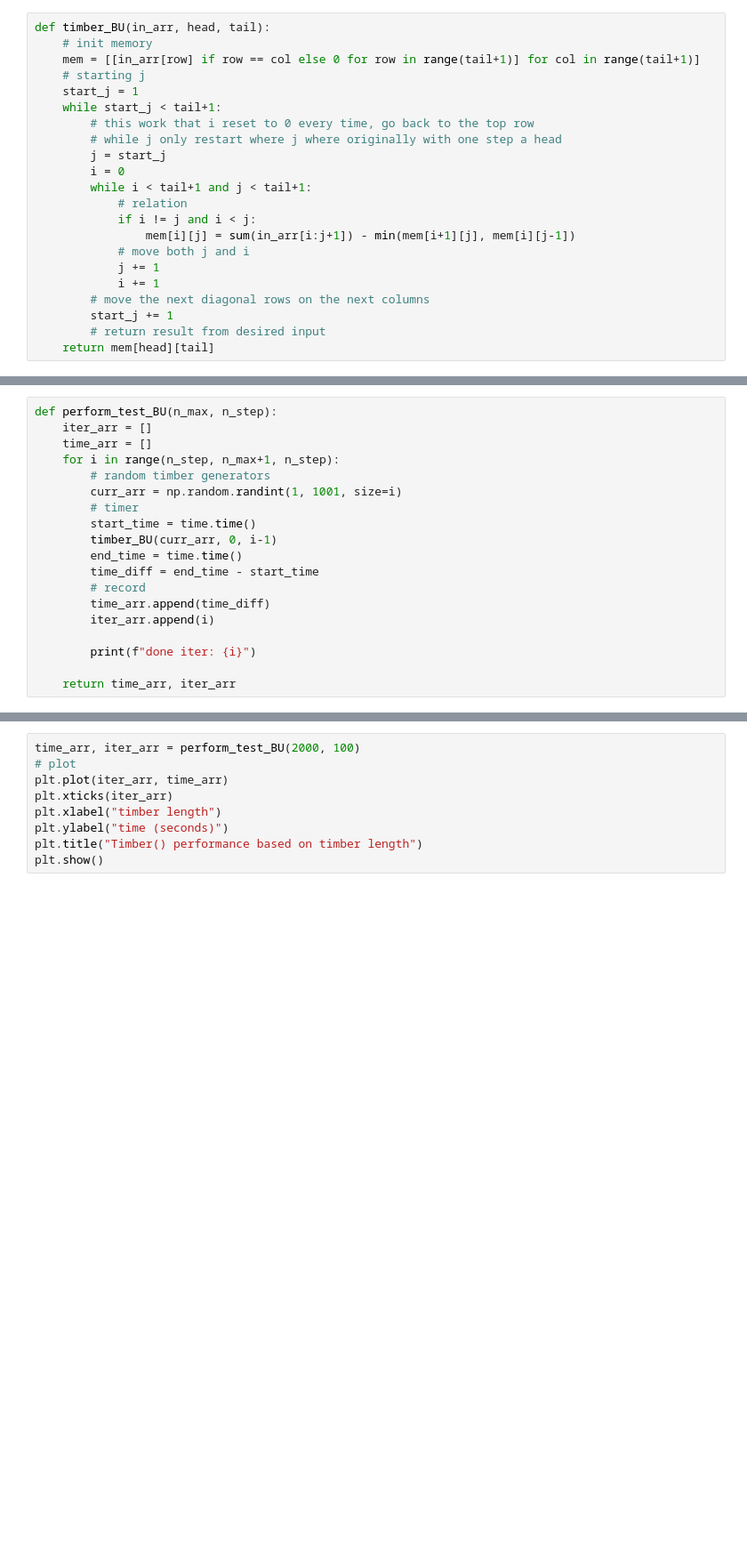
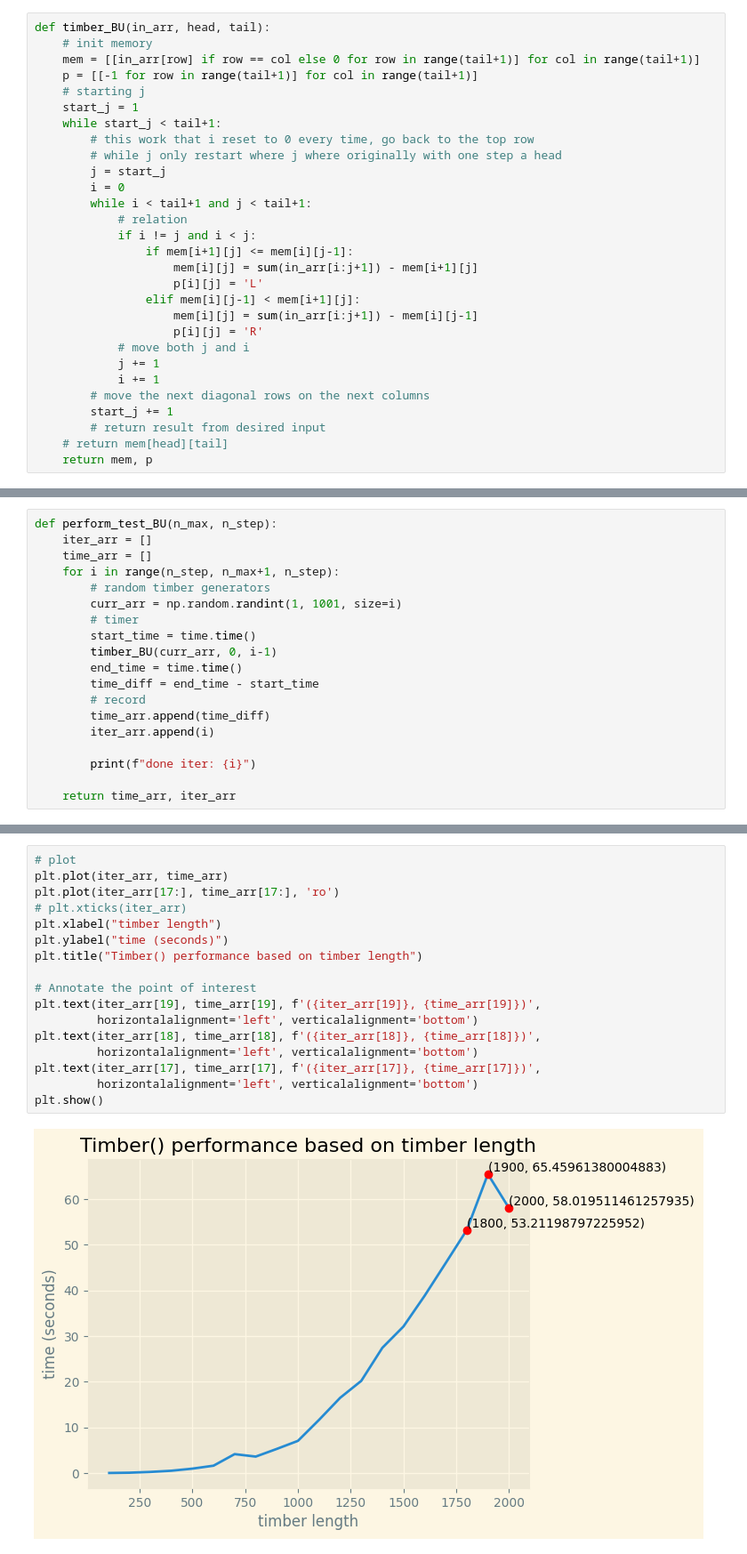
Before and after one commit to BA2183/CSCI_406_Timber_Problem, a Jupyter notebook: timber.ipynb, the cells around one changed output, grey strips where cells are left out. Shown at 89% size. Cells and saved outputs as stored; diff of their text form; blank space fills up the shorter version.

```diff
--- a/timber.ipynb
+++ b/timber.ipynb
@@ -13,6 +19,7 @@ def timber(in_arr, head, tail):
 def timber_BU(in_arr, head, tail):
     # init memory
     mem = [[in_arr[row] if row == col else 0 for row in range(tail+1)] for col in range(tail+1)]
+    p = [[-1 for row in range(tail+1)] for col in range(tail+1)]
     # starting j
     start_j = 1
     while start_j < tail+1:
@@ -23,11 +30,17 @@ def timber_BU(in_arr, head, tail):
         while i < tail+1 and j < tail+1:
             # relation
             if i != j and i < j:
-                mem[i][j] = sum(in_arr[i:j+1]) - min(mem[i+1][j], mem[i][j-1])
+                if mem[i+1][j] <= mem[i][j-1]:
+                    mem[i][j] = sum(in_arr[i:j+1]) - mem[i+1][j]
+                    p[i][j] = 'L'
+                elif mem[i][j-1] < mem[i+1][j]:
+                    mem[i][j] = sum(in_arr[i:j+1]) - mem[i][j-1]
+                    p[i][j] = 'R'
             # move both j and i
             j += 1
             i += 1
         # move the next diagonal rows on the next columns
         start_j += 1
         # return result from desired input
-    return mem[head][tail]
+    # return mem[head][tail]
+    return mem, p
@@ -112,9 +181,19 @@ def perform_test_BU(n_max, n_step):
 # %%
-time_arr, iter_arr = perform_test_BU(2000, 100)
 # plot
 plt.plot(iter_arr, time_arr)
-plt.xticks(iter_arr)
+plt.plot(iter_arr[17:], time_arr[17:], 'ro')
+# plt.xticks(iter_arr)
 plt.xlabel("timber length")
 plt.ylabel("time (seconds)")
 plt.title("Timber() performance based on timber length")
+
+# Annotate the point of interest
+plt.text(iter_arr[19], time_arr[19], f'({iter_arr[19]}, {time_arr[19]})',
+         horizontalalignment='left', verticalalignment='bottom')
+plt.text(iter_arr[18], time_arr[18], f'({iter_arr[18]}, {time_arr[18]})',
+         horizontalalignment='left', verticalalignment='bottom')
+plt.text(iter_arr[17], time_arr[17], f'({iter_arr[17]}, {time_arr[17]})',
+         horizontalalignment='left', verticalalignment='bottom')
 plt.show()
+# %% [output]
+[figure, added]
```
Also changed, not shown: parts of 10 cells of this notebook, 2 other files.
